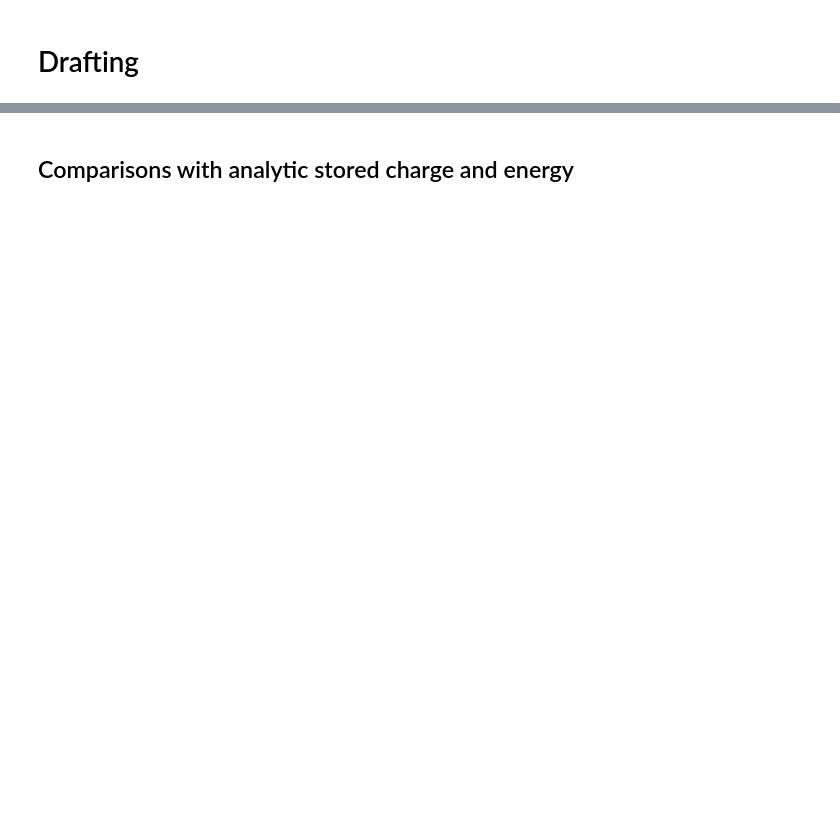
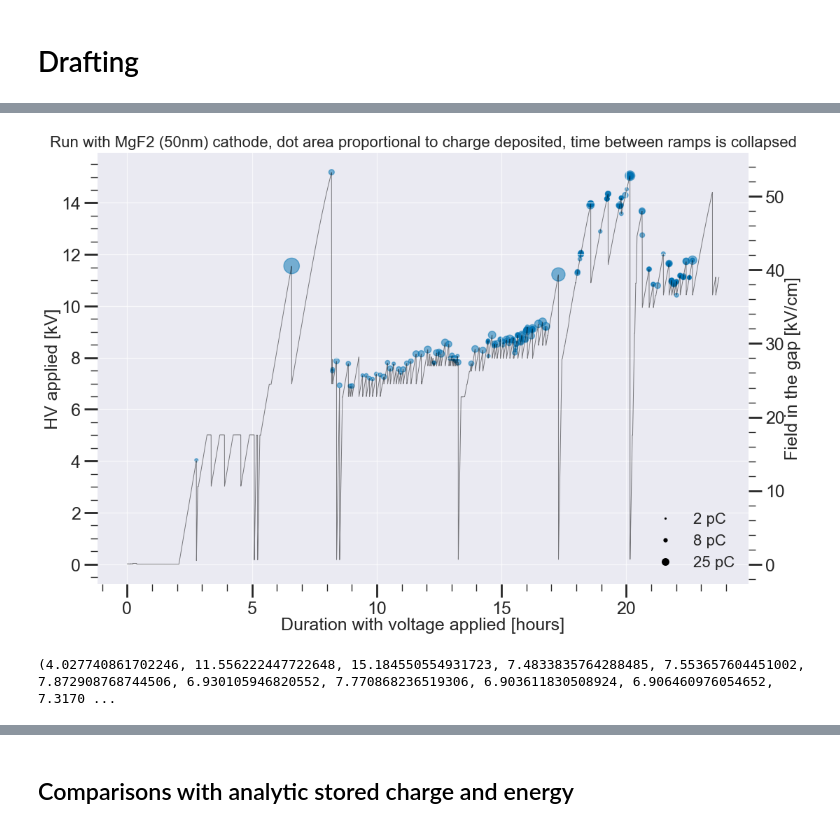
Before and after one commit to ejangelico/ad2-data-processing, a Jupyter notebook: notebooks/Analysis of run comparisons.ipynb, the cells around one changed output, grey strips where cells are left out. Drawn from its saved outputs; the diff is of its cells as text; code cells hidden in the pictures; blank space fills up the shorter version.

```diff
--- a/notebooks/Analysis of run comparisons.ipynb
+++ b/notebooks/Analysis of run comparisons.ipynb
@@ -331,0 +275,58 @@ plt.show()
+# %%
+colors = plt.rcParams['axes.prop_cycle'].by_key()['color']
+colors[1] = 'darkgreen'
+charge_dot_scale = 10
+
+
+
+# Define custom legend entries with markers
+legend_elements = [\
+    Line2D([0], [0], marker='o', linewidth=0, color='k', markersize=np.sqrt(2*charge_dot_scale)/2, label='2 pC'),
+    Line2D([0], [0], marker='o', linewidth=0, color='k', markersize=np.sqrt(8*charge_dot_scale)/2, label='8 pC'),
+    Line2D([0], [0], marker='o', linewidth=0, color='k', markersize=np.sqrt(25*charge_dot_scale)/2, label='25 pC')]
+
+for i, run in enumerate([7,8,9]):
+    fig, ax = plt.subplots()
+    #ax.set_ylim([-1, 19]) #fixed axis for all
+    #ax.set_xlim([-1, 42])
+
+    ana = anas[run]
+    d = ana.df
+    d = d[~d["ch3 charge"].isna()]
+    ana.load_hv_textfiles()
+    ana.identify_ramps(ref='v_mon')
+    tdmap = ana.time_duration_map
+    ax.plot(np.array(tdmap["dur"])/3600, tdmap["v"], color='k', linewidth=0.7, alpha=0.5)
+
+    #negative polar events
+    mask = (d["ch3 n negpeaks"] > 0) & (d["ch3 n pospeaks"] == 0) & (np.abs(d["ch3 charge"]) > 1)
+    d_ch = np.abs(np.array(d[mask]["ch3 charge"]))
+    d_sec = np.array(d[mask]["ch3 seconds"])
+    d_hv = np.array(d[mask]["ch3 hv"])
+    d_E = np.array(d[mask]["ch3 field"])
+
+    #recast time
+    hv_event_durs = [ana.get_duration_from_timestamp(_)/3600 for _ in d_sec]
+    ax.scatter(hv_event_durs, d_hv, s=list(np.array(d_ch)*charge_dot_scale), marker='o', alpha=0.5, facecolor=colors[i], edgecolor=colors[i])
+
+    ax2 = ax.twinx()
+    E_f = lambda V:V/0.285
+    ymin, ymax = ax.get_ylim()
+    ax2.set_ylim(E_f(ymin), E_f(ymax))
+    ax2.plot([], [])
+
+    # Add legend with custom legend entries
+    ax.legend(handles=legend_elements, loc='lower right')
+    ax.set_ylabel("HV applied [kV]")
+    ax2.set_ylabel("Field in the gap [kV/cm]")
+    ax2.grid(False)
+    ax.set_xlabel("Duration with voltage applied [hours]")
+    ax.set_title("Run with {} cathode, dot area proportional to charge deposited, time between ramps is collapsed".format(ana.title))
+    plt.show()
+
+    hv_event_durs, d_hv, d_ch = zip(*sorted(zip(hv_event_durs, d_hv, d_ch)))
+    print(d_hv)
+    break
+# %% [output]
+[figure, added]
+(4.027740861702246, 11.556222447722648, 15.184550554931723, 7.4833835764288485, 7.553657604451002, 7.872908768744506, 6.930105946820552, 7.770868236519306, 6.903611830508924, 6.906460976054652, 7.3170 ...
```
Also changed, not shown: parts of 16 cells of this notebook, 5 other files.
